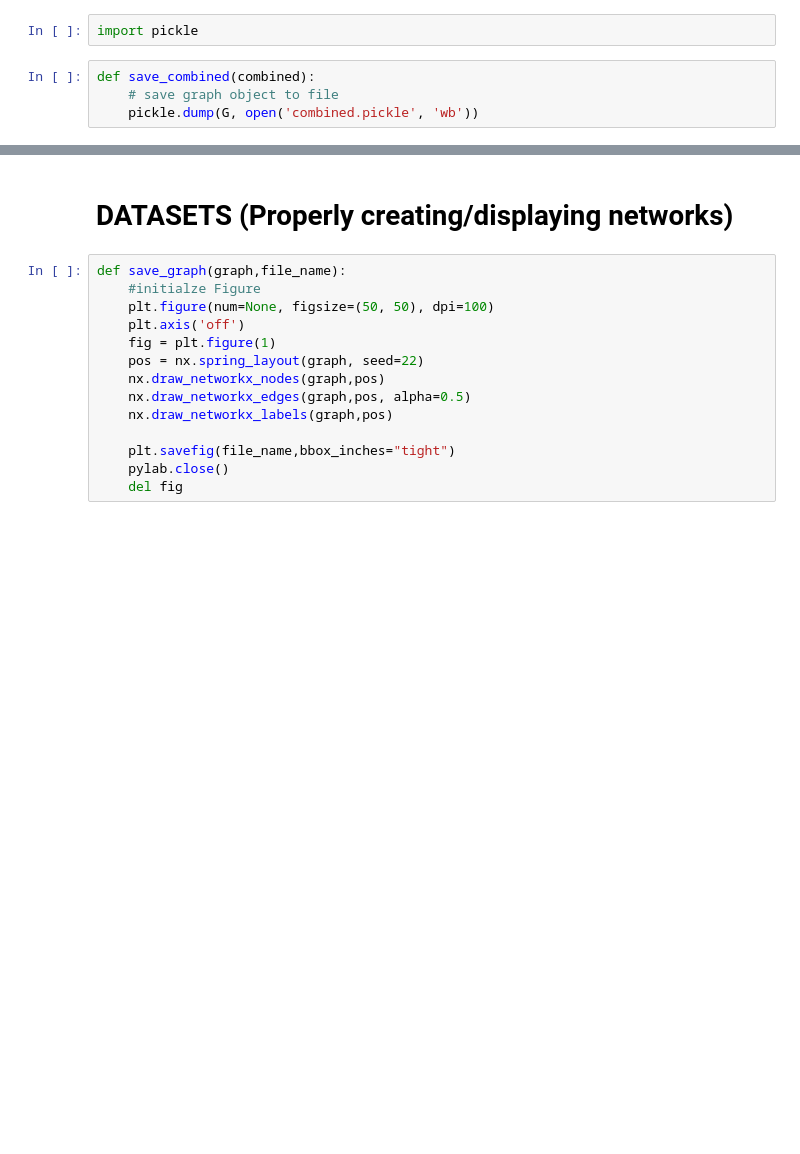
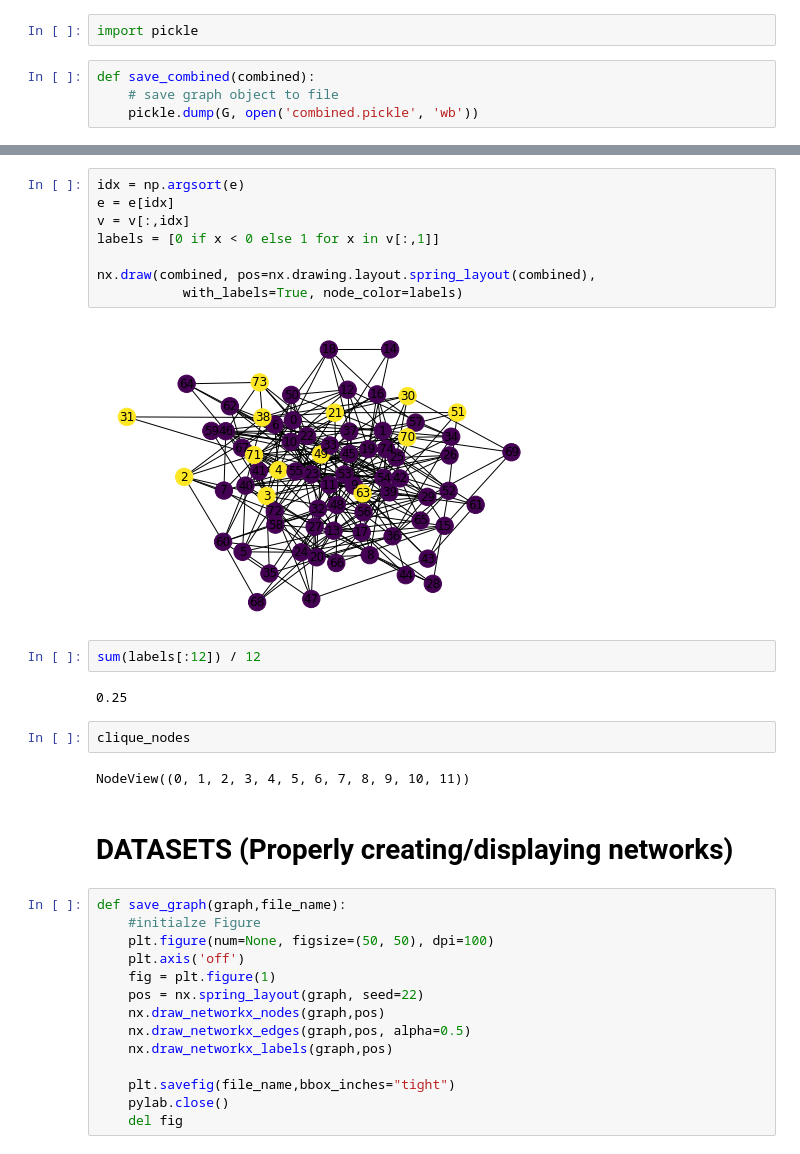
Before and after one commit to anmokhta/DSC180A-Project1, a Jupyter notebook: notebooks/w9.ipynb, the cells around one changed output, grey strips where cells are left out. Cells and saved outputs as stored; diff of their text form; blank space fills up the shorter version.

```diff
--- a/notebooks/w9.ipynb
+++ b/notebooks/w9.ipynb
@@ -106,3 +121,21 @@ G = pickle.load(open('filename.pickle', 'rb'))
+# %%
+idx = np.argsort(e)
+e = e[idx]
+v = v[:,idx]
+labels = [0 if x < 0 else 1 for x in v[:,1]]
+
+nx.draw(combined, pos=nx.drawing.layout.spring_layout(combined),
+           with_labels=True, node_color=labels)
+# %% [output]
+[figure, added]
+# %%
+sum(labels[:12]) / 12
+# %% [output]
+0.25
+# %%
+clique_nodes
+# %% [output]
+NodeView((0, 1, 2, 3, 4, 5, 6, 7, 8, 9, 10, 11))
 # %% [markdown]
 # DATASETS (Properly creating/displaying networks)
 # %%
```
Also changed, not shown: parts of 7 cells of this notebook, 12 other files.
